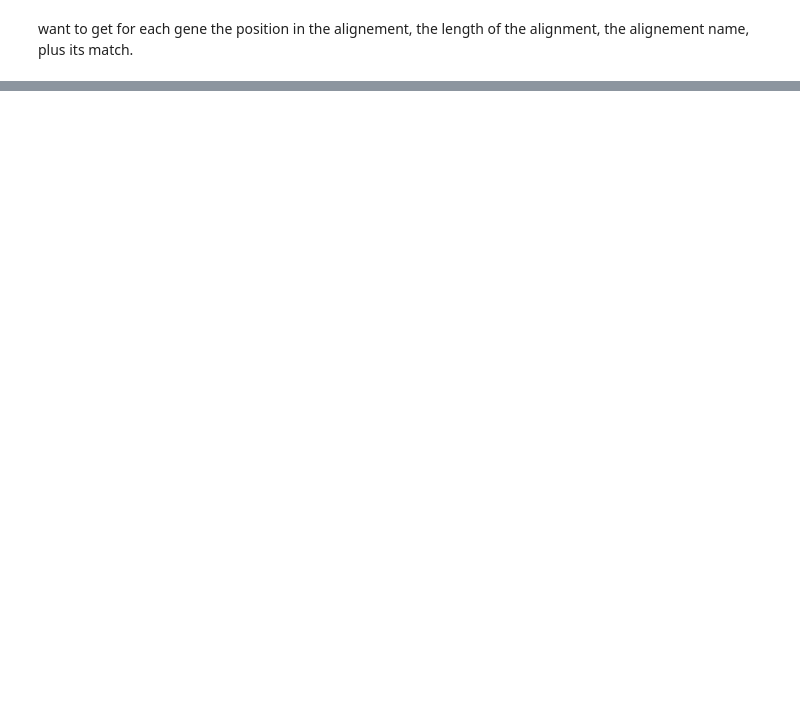
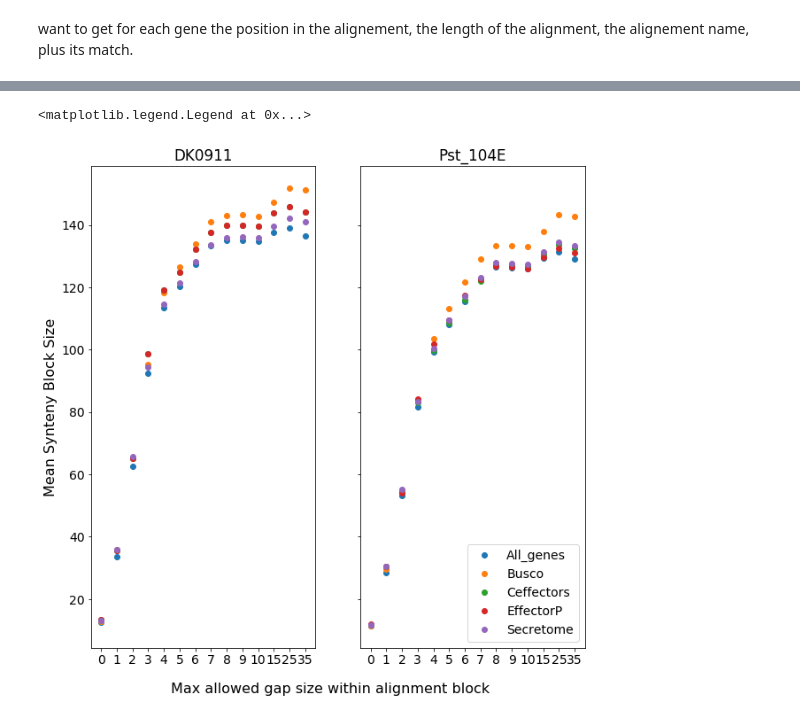
Before and after one commit to Team-Schwessinger/DK_0911-1, a Jupyter notebook: scripts/DK0911v04_Pst104E_presence_absence_orthology.ipynb, the cells around one changed output, grey strips where cells are left out. Drawn from its saved outputs; the diff is of its cells as text; code cells hidden in the pictures; blank space fills up the shorter version.

```diff
--- a/scripts/DK0911v04_Pst104E_presence_absence_orthology.ipynb
+++ b/scripts/DK0911v04_Pst104E_presence_absence_orthology.ipynb
@@ -95,6 +97,7 @@ DK0911_annotation_dir = '/home/benjamin/genome_assembly/Warrior/DK0911_v04/comp_
 DK0911_dict = {}
 DK0911_dict['Busco'] = os.path.join(DK0911_annotation_dir, 'DK_0911_v04_ph_ctg.busco.gene.bed')
 DK0911_dict['All_genes'] = os.path.join(DK0911_annotation_dir, 'DK_0911_v04_ph_ctg.genes.gene.bed')
+DK0911_dict['Primary_genes'] = os.path.join(DK0911_annotation_dir, 'DK_0911_v04_p_ctg.genes.gene.bed')
 DK0911_dict['Secretome'] = os.path.join(DK0911_annotation_dir, 'DK_0911_v04_ph_ctg.secretome.gene.bed')
 DK0911_dict['Ceffectors'] = os.path.join(DK0911_annotation_dir, 'DK_0911_v04_ph_ctg.effectorp20.gene.bed')
 DK0911_dict['EffectorP'] = os.path.join(DK0911_annotation_dir, 'DK_0911_v04_ph_ctg.effectorp20.gene.bed')
@@ -419,2 +583,0 @@ syn_net_file = os.path.join(syn_net_folder, 'DK_PAu.collinearity')
-# %%
-fn = syn_net_file
@@ -518,0 +709,15 @@ Index(['DK0911', 'Pst_104E', 'aln_length', 'aln_name', 'aln_position',
+# %%
+f, ax = plt.subplots(1,2, figsize=[10,10], sharey=True)
+
+
+
+for gene_type in gene_keys:
+    ax[0].plot(Max_percentage['DK0911'].T[gene_type],'o')
+    ax[1].plot(Max_percentage['Pst_104E'].T[gene_type],'o')
+    ax[0].title.set_text('DK0911')
+    ax[1].title.set_text("Pst_104E" )
+
+f.text(0.5, 0.06, 'Max allowed gap size within alignment block', fontsize=16, ha='center', va='center')
+ax[0].set_ylabel('Percentage of genes with synteny block',fontsize=16)
+ax[0].set_ylim(50,100)
+plt.legend()
@@ -518,0 +727,30 @@ Index(['DK0911', 'Pst_104E', 'aln_length', 'aln_name', 'aln_position',
+# %%
+Max_collinear_mean_primary = {}
+for genome, genome_dict in zip(['Pst_104E' , 'DK0911'], [Pst_104E_dict, DK0911_dict]):
+    Max_collinear_mean_primary[genome] = {}
+
+    for key, tmp_df in max_collinear_df_dict.items():
+        tmp_df = tmp_df[tmp_df[genome].isin(get_gene_list(genome_dict["Primary_genes"]))].reset_index(drop=True).copy()
+
+        if key.startswith(genome):
+            m2_pattern = re.compile(r'_m([0-9]*)')
+            m = re.findall(m2_pattern, key)[0]
+            Max_collinear_mean_primary[genome][m] = get_genetype_means(tmp_df, genome, gene_keys)
+    Max_collinear_mean_primary[genome] = max_colinear_df(Max_collinear_mean_primary[genome], gene_keys)
+# %%
+f, ax = plt.subplots(1,2, figsize=[10,10], sharey=True)
+
+y= Max_collinear_mean_primary['DK0911'].T.index
+
+for gene_type in gene_keys:
+    ax[0].plot(y, Max_collinear_mean_primary['DK0911'].T[gene_type], 'o')
+    ax[0].title.set_text('DK0911')
+    ax[1].title.set_text("Pst_104E" )
+    ax[1].plot(y, Max_collinear_mean_primary['Pst_104E'].T[gene_type], 'o')
+
+f.text(0.5, 0.06, 'Max allowed gap size within alignment block', fontsize=16, ha='center', va='center')
+ax[0].set_ylabel('Mean Synteny Block Size',fontsize=16)
+plt.legend()
+# %% [output]
+<matplotlib.legend.Legend at 0x...>
+[figure, added]
```
Also changed, not shown: parts of 51 cells of this notebook.
